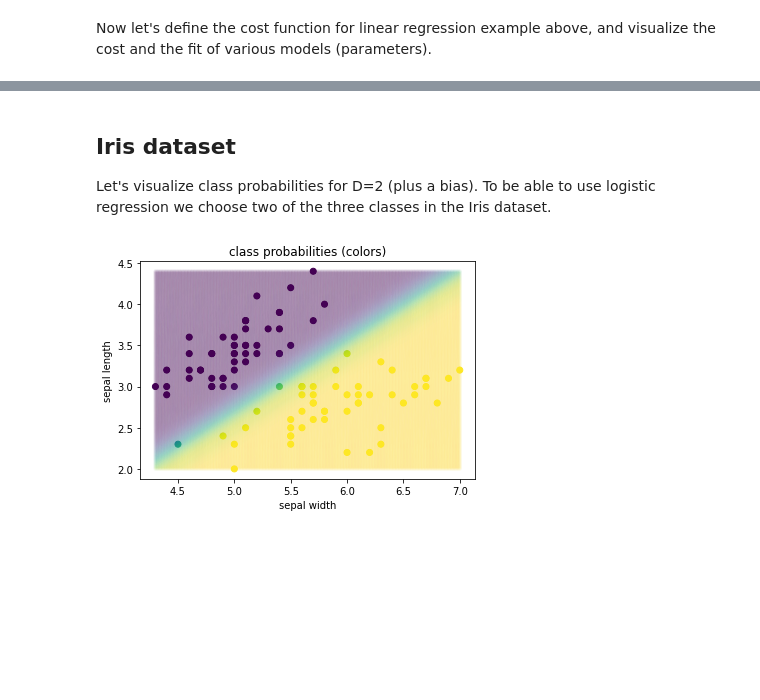
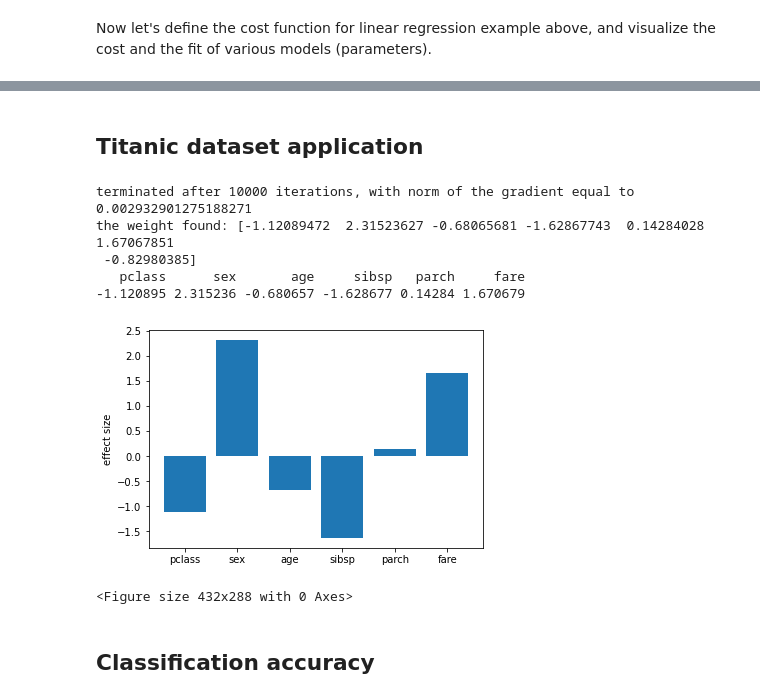
Before and after one commit to yueliyl/gec_intro2ml, a Jupyter notebook: LogisticRegression.ipynb, the cells around one changed output, grey strips where cells are left out. Cells and saved outputs as stored; diff of their text form; code cells hidden in the pictures; blank space fills up the shorter version.

Commit message:
update lecture 6

```diff
--- a/LogisticRegression.ipynb
+++ b/LogisticRegression.ipynb
@@ -199,25 +313,45 @@ plt.show()
-# %% [markdown]
-## Iris dataset
-Let's visualize class probabilities for D=2 (plus a bias).
-To be able to use logistic regression we choose two of the three classes in the Iris dataset.
-# %%
-from sklearn import datasets
-dataset = datasets.load_iris()
-x, y = dataset['data'][:,:2], dataset['target']
-x, y = x[y < 2], y[y< 2]                                # we only take the data of class 0 and 1
-model = LogisticRegression()
-yh = model.fit(x,y).predict(x)
-
-x0v = np.linspace(np.min(x[:,0]), np.max(x[:,0]), 200)
-x1v = np.linspace(np.min(x[:,1]), np.max(x[:,1]), 200)
-x0,x1 = np.meshgrid(x0v, x1v)
-x_all = np.vstack((x0.ravel(),x1.ravel())).T
-yh_all = model.predict(x_all)
-plt.scatter(x[:,0], x[:,1], c=yh, marker='o', alpha=1)
-plt.scatter(x_all[:,0], x_all[:,1], c=yh_all, marker='.', alpha=.05)
-plt.ylabel('sepal length')
-plt.xlabel('sepal width')
-plt.title('class probabilities (colors)')
-plt.show()
-# %% [output]
-[figure, removed]
+# %% [markdown]
+## Titanic dataset application
+# %%
+from sklearn import model_selection
+import pandas as pd
+from sklearn.preprocessing import normalize
+
+data = pd.read_csv('data/LogisticRegression/titanic.csv')
+
+X = data.drop(["survived"], axis=1).values
+y = data["survived"].values
+X_train, X_test, y_train, y_test = model_selection.train_test_split(
+    X, y, test_size = 0.2, random_state=1, shuffle=True)
+
+X_train = normalize(X_train)
+X_test = normalize(X_test)
+
+logitreg = LogisticRegression(verbose=True, max_iters=1e4)
+fit = logitreg.fit(X_train, y_train)
+effect_size = pd.DataFrame(fit.w[:(len(fit.w)-1)]).transpose() # linear coefficents
+# effect_size.shape
+effect_size.columns = data.drop(["survived"], axis=1).columns
+print(effect_size.to_string(index=False))
+#    pclass       sex       age     sibsp     parch      fare
+# -1.120895 2.315236 -0.680657 -1.628677 0.14284 1.670679
+# %% [output]
+terminated after 10000 iterations, with norm of the gradient equal to 0.002932901275188271
+the weight found: [-1.12089472  2.31523627 -0.68065681 -1.62867743  0.14284028  1.67067851
+ -0.82980385]
+   pclass      sex       age     sibsp   parch     fare
+-1.120895 2.315236 -0.680657 -1.628677 0.14284 1.670679
+[figure, added]
+# %%
+import matplotlib.pyplot as plt
+plt.clf()
+plt.figure(figsize=(6, 6/(16/9)))
+plt.bar(list(effect_size.columns.values), effect_size.stack().tolist())
+plt.ylabel("effect size")
+# plt.show()
+plt.savefig("/Users/yueli/Documents/Teaching/COMP551_Fall2022/Lectures/6. Logistic regression/figures/titanic/effect_size.png", bbox_inches='tight', dpi=300)
+plt.close()
+# %% [output]
+<Figure size 432x288 with 0 Axes>
+# %% [markdown]
+## Classification accuracy
```
Also changed, not shown: parts of 18 cells of this notebook, 4 other files.
